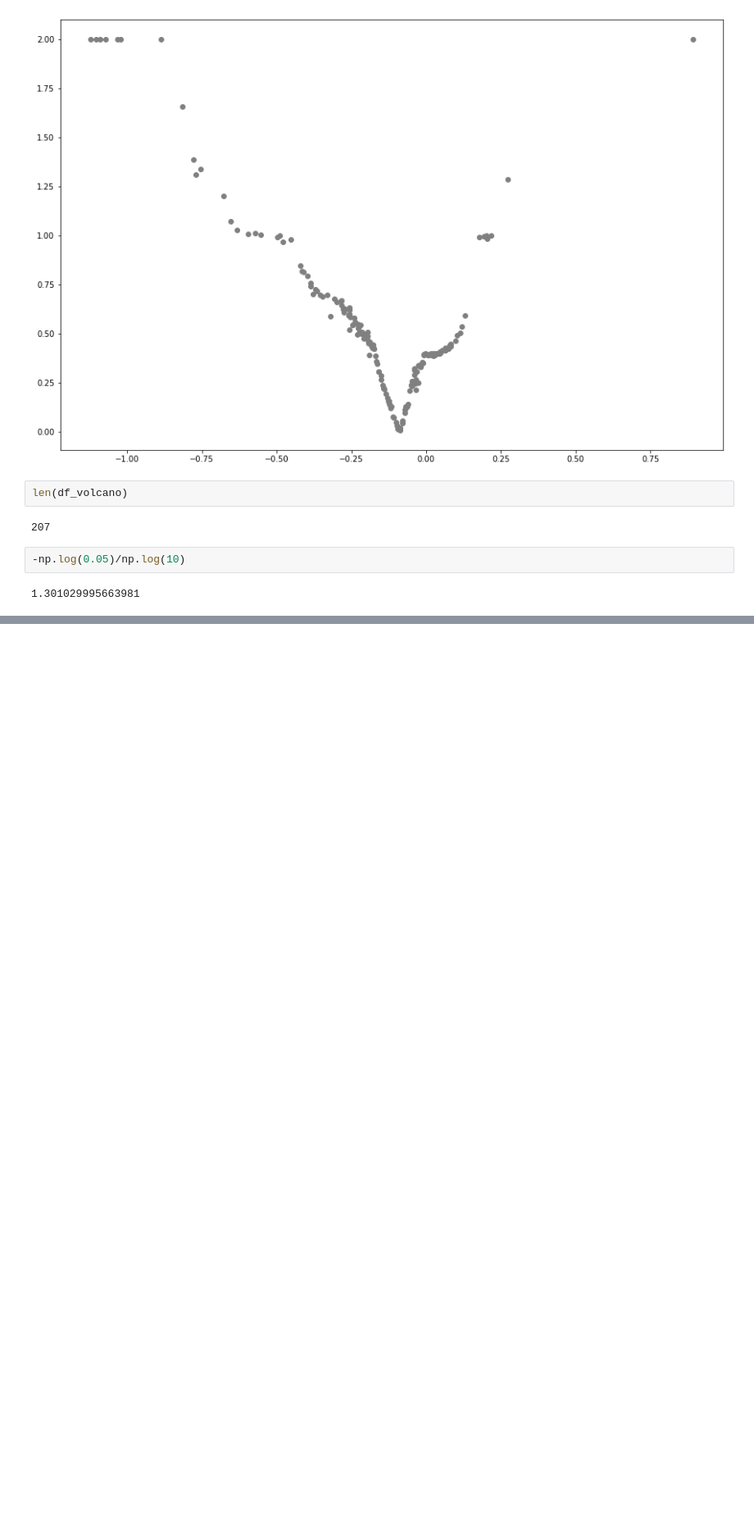
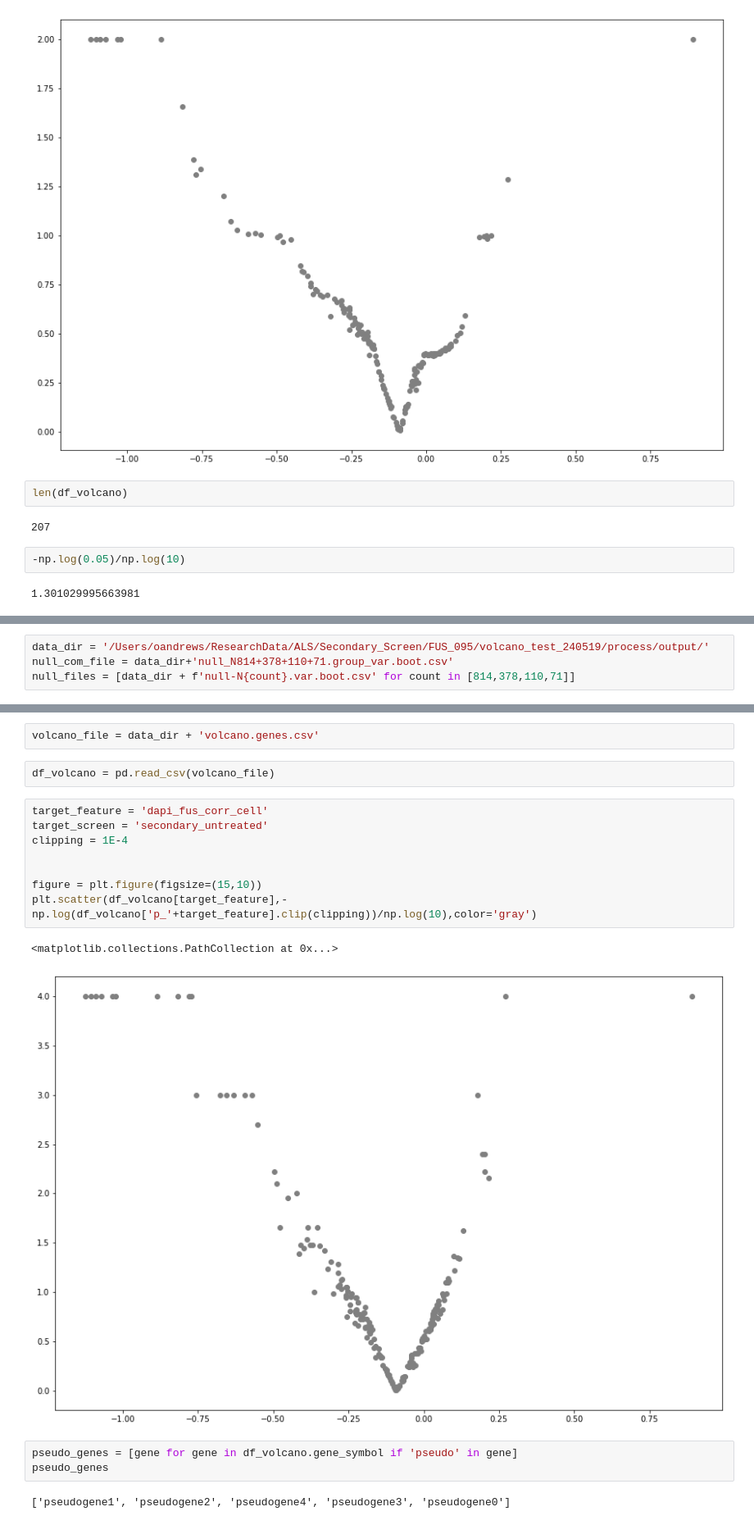
Before and after one commit to joandrews33/bootstrapping, a Jupyter notebook: snakemake/Testing.ipynb, the cells around one changed output, grey strips where cells are left out. Shown: that part at 82% size. Drawn from its saved outputs; the diff is of its cells as text; blank space fills up the shorter version.

```diff
--- a/snakemake/Testing.ipynb
+++ b/snakemake/Testing.ipynb
@@ -569,0 +576,4 @@ len(df_volcano)
+# %%
+data_dir = '/Users/oandrews/ResearchData/ALS/Secondary_Screen/FUS_095/volcano_test_240519/process/output/'
+null_com_file = data_dir+'null_N814+378+110+71.group_var.boot.csv'
+null_files = [data_dir + f'null-N{count}.var.boot.csv' for count in [814,378,110,71]]
@@ -569,0 +692,20 @@ len(df_volcano)
+# %%
+volcano_file = data_dir + 'volcano.genes.csv'
+# %%
+df_volcano = pd.read_csv(volcano_file)
+# %%
+target_feature = 'dapi_fus_corr_cell'
+target_screen = 'secondary_untreated'
+clipping = 1E-4
+
+
+figure = plt.figure(figsize=(15,10))
+plt.scatter(df_volcano[target_feature],-np.log(df_volcano['p_'+target_feature].clip(clipping))/np.log(10),color='gray')
+# %% [output]
+<matplotlib.collections.PathCollection at 0x...>
+[figure, added]
+# %%
+pseudo_genes = [gene for gene in df_volcano.gene_symbol if 'pseudo' in gene]
+pseudo_genes
+# %% [output]
+['pseudogene1', 'pseudogene2', 'pseudogene4', 'pseudogene3', 'pseudogene0']
```
Also changed, not shown: parts of 21 cells of this notebook.
